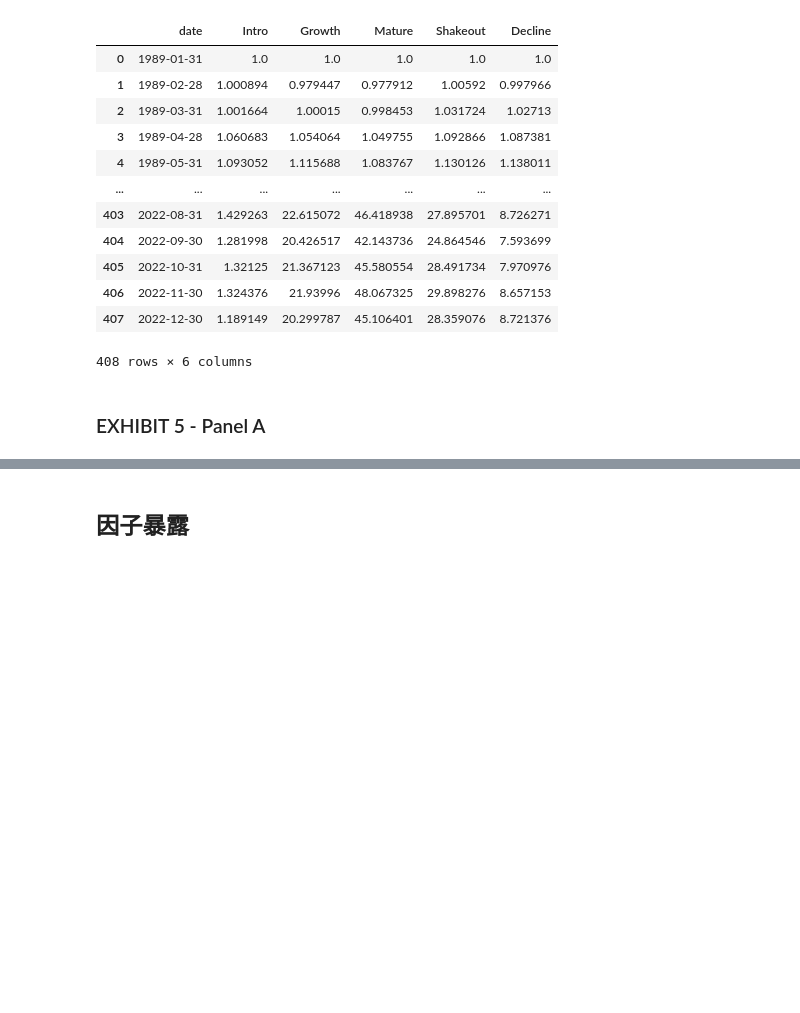
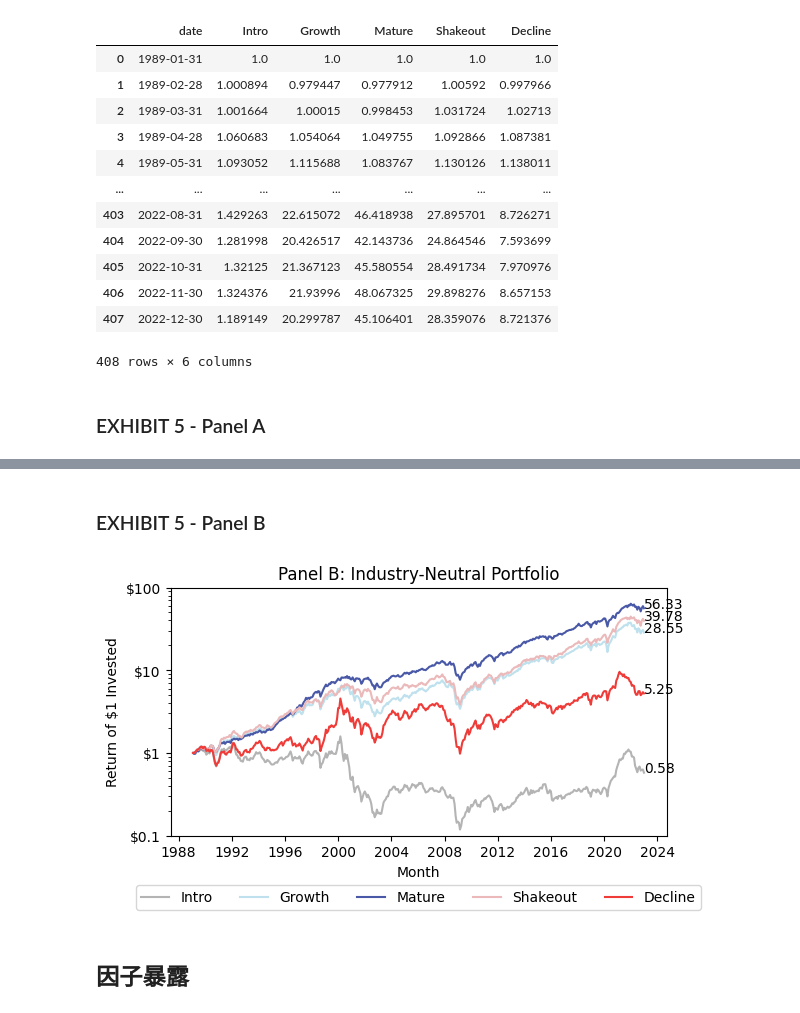
Before and after one commit to Light-ning/firm-life-cycle, a Jupyter notebook: analysis/investment-performance.ipynb, the cells around one changed output, grey strips where cells are left out. Cells and saved outputs as stored; diff of their text form; code cells hidden in the pictures; blank space fills up the shorter version.

```diff
--- a/analysis/investment-performance.ipynb
+++ b/analysis/investment-performance.ipynb
@@ -157,3 +182,9 @@ df_industry
 408 rows × 6 columns
+# %% [markdown]
+### EXHIBIT 5 - Panel B
+# %%
+value_date_plot(df_industry, title='Panel B: Industry-Neutral Portfolio', file_name='../exhibits/Exhibit5-PanelB.png')
+# %% [output]
+[figure, added]
 # %% [markdown]
 ## 因子暴露
```
Also changed, not shown: parts of 7 cells of this notebook, 1 other file.
